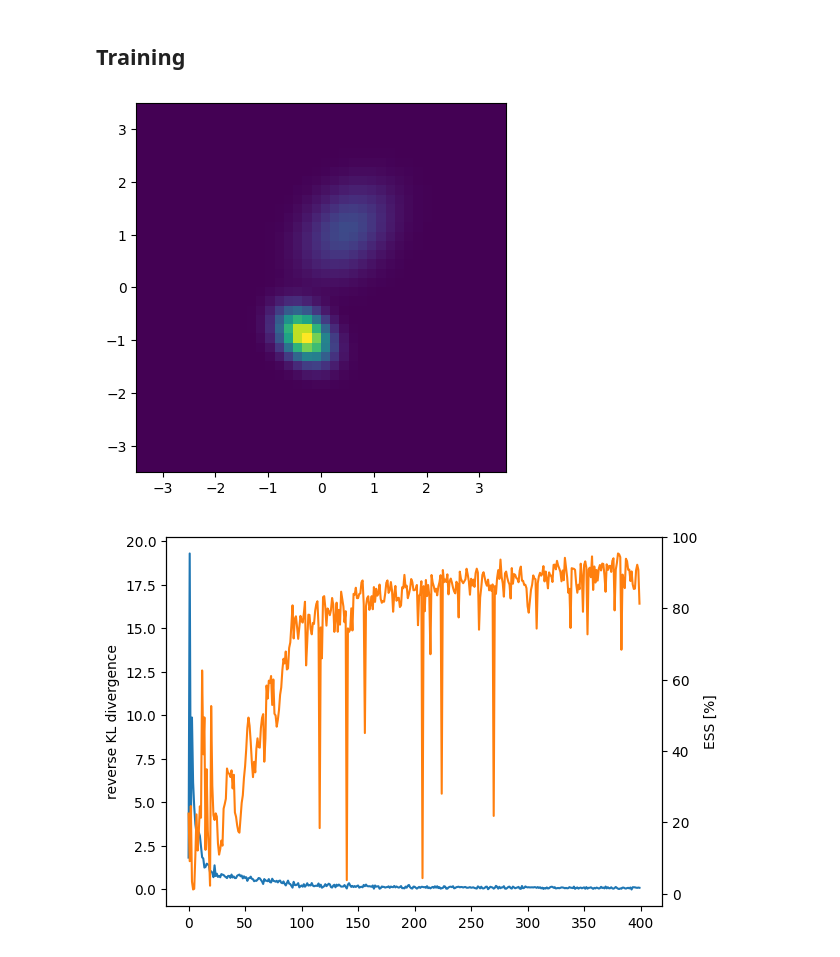
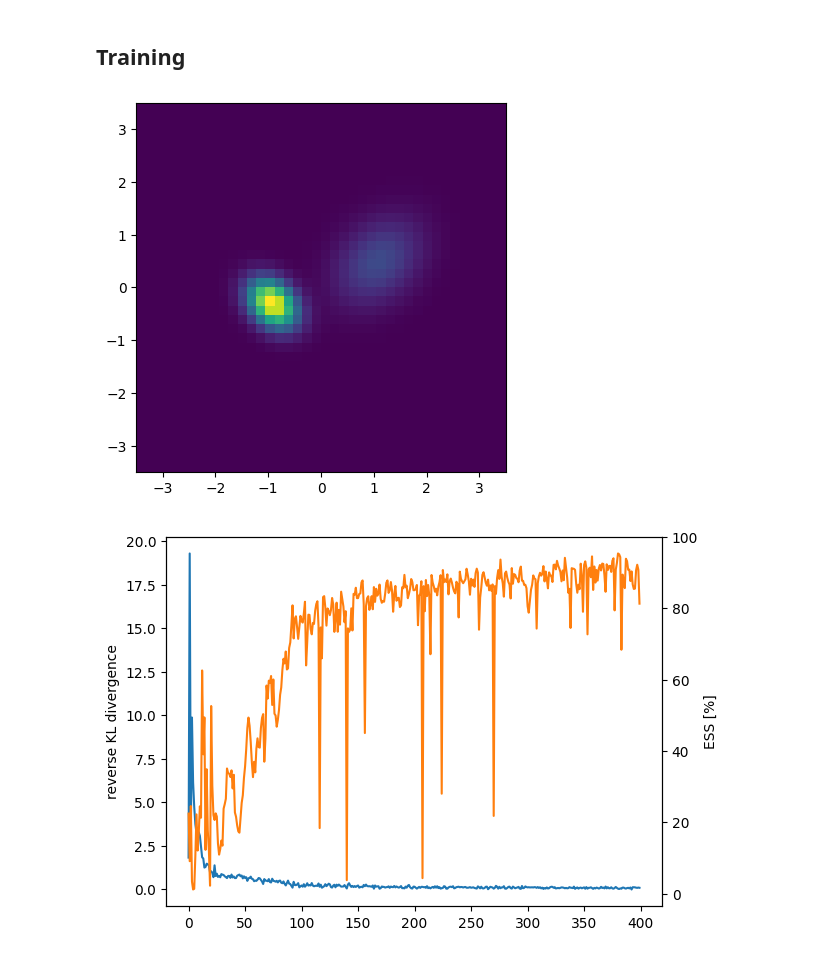
Before and after one commit to mathisgerdes/bijx, a Jupyter notebook: tutorial.ipynb, the cells around one changed output. Cells and saved outputs as stored; diff of their text form; code cells hidden in the pictures.

```diff
--- a/tutorial.ipynb
+++ b/tutorial.ipynb
@@ -210,14 +211,14 @@ plt.show()
 # %%
 def target_log_prob(x):
     return jnp.log(
         0.4 * jax.scipy.stats.multivariate_normal.pdf(x, jnp.array([1., .4]), .3 * jnp.array([[1., .3], [.3, 1.]]))
         + 0.6 * jax.scipy.stats.multivariate_normal.pdf(x, jnp.array([-1., -0.4]), .1 * jnp.array([[1., -.3], [-.3, 1.]]))
     )
 
-plt.imshow(np.exp(target_log_prob(np.stack([x, y], -1))), extent=[-3.5, 3.5, -3.5, 3.5], origin='lower')
+plt.imshow(np.exp(target_log_prob(np.stack([y, x], -1))), extent=[-3.5, 3.5, -3.5, 3.5], origin='lower')
 plt.show()
 # %% [output]
-[figure, old version]
+[figure, new version]
 # %%
 import optax
 
```
Also changed, not shown: parts of 1 cell of this notebook, 3 other files.
